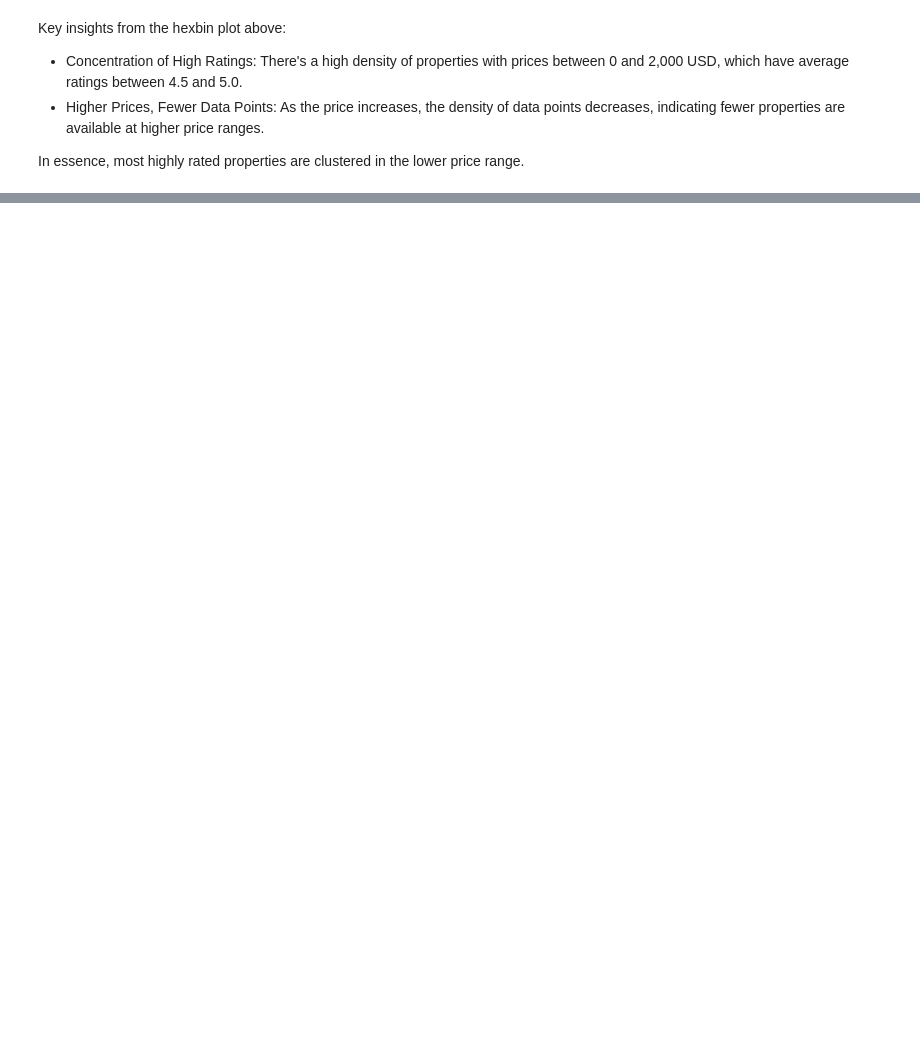
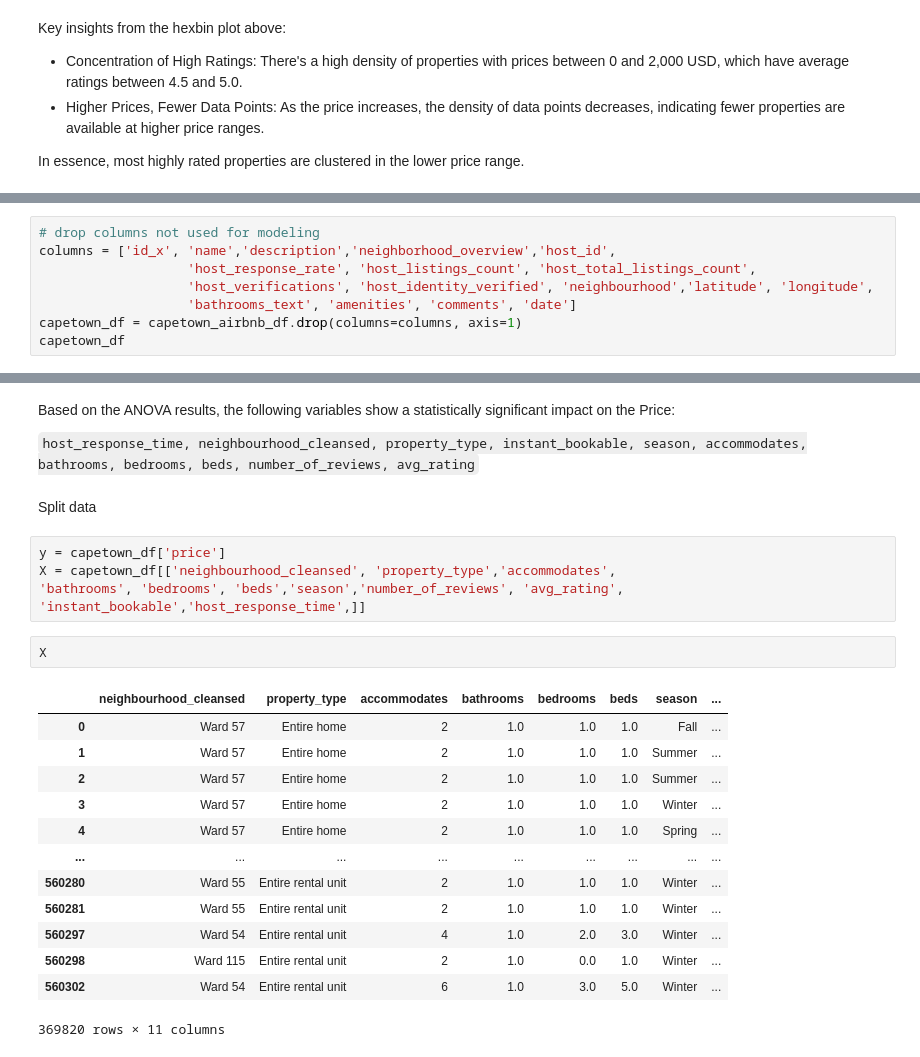
Before and after one commit to kev065/airbnb, a Jupyter notebook: notebook.ipynb, the cells around one changed output, grey strips where cells are left out. Drawn from its saved outputs; the diff is of its cells as text; blank space fills up the shorter version.

```diff
--- a/notebook.ipynb
+++ b/notebook.ipynb
@@ -755,0 +764,8 @@ In essence, most highly rated properties are clustered in the lower price range.
+# %%
+# drop columns not used for modeling
+columns = ['id_x', 'name','description','neighborhood_overview','host_id',
+                   'host_response_rate', 'host_listings_count', 'host_total_listings_count',
+                   'host_verifications', 'host_identity_verified', 'neighbourhood','latitude', 'longitude',
+                   'bathrooms_text', 'amenities', 'comments', 'date']
+capetown_df = capetown_airbnb_df.drop(columns=columns, axis=1)
+capetown_df
@@ -755,0 +818,27 @@ In essence, most highly rated properties are clustered in the lower price range.
+# %% [markdown]
+Based on the ANOVA results, the following variables show a statistically significant impact on the Price:
+
+<code>host_response_time, neighbourhood_cleansed, property_type, instant_bookable, season, accommodates,
+bathrooms, bedrooms, beds, number_of_reviews, avg_rating</code>
+# %% [markdown]
+Split data
+# %%
+y = capetown_df['price']
+X = capetown_df[['neighbourhood_cleansed', 'property_type','accommodates',
+'bathrooms', 'bedrooms', 'beds','season','number_of_reviews', 'avg_rating', 'instant_bookable','host_response_time',]]
+# %%
+X
+# %% [output]
+|  | neighbourhood_cleansed | property_type | accommodates | bathrooms | bedrooms | beds | season | ... |
+| 0 | Ward 57 | Entire home | 2 | 1.0 | 1.0 | 1.0 | Fall | ... |
+| 1 | Ward 57 | Entire home | 2 | 1.0 | 1.0 | 1.0 | Summer | ... |
+| 2 | Ward 57 | Entire home | 2 | 1.0 | 1.0 | 1.0 | Summer | ... |
+| 3 | Ward 57 | Entire home | 2 | 1.0 | 1.0 | 1.0 | Winter | ... |
+| 4 | Ward 57 | Entire home | 2 | 1.0 | 1.0 | 1.0 | Spring | ... |
+| ... | ... | ... | ... | ... | ... | ... | ... | ... |
+| 560280 | Ward 55 | Entire rental unit | 2 | 1.0 | 1.0 | 1.0 | Winter | ... |
+| 560281 | Ward 55 | Entire rental unit | 2 | 1.0 | 1.0 | 1.0 | Winter | ... |
+| 560297 | Ward 54 | Entire rental unit | 4 | 1.0 | 2.0 | 3.0 | Winter | ... |
+| 560298 | Ward 115 | Entire rental unit | 2 | 1.0 | 0.0 | 1.0 | Winter | ... |
+| 560302 | Ward 54 | Entire rental unit | 6 | 1.0 | 3.0 | 5.0 | Winter | ... |
+369820 rows × 11 columns
```
Also changed, not shown: parts of 65 cells of this notebook.
